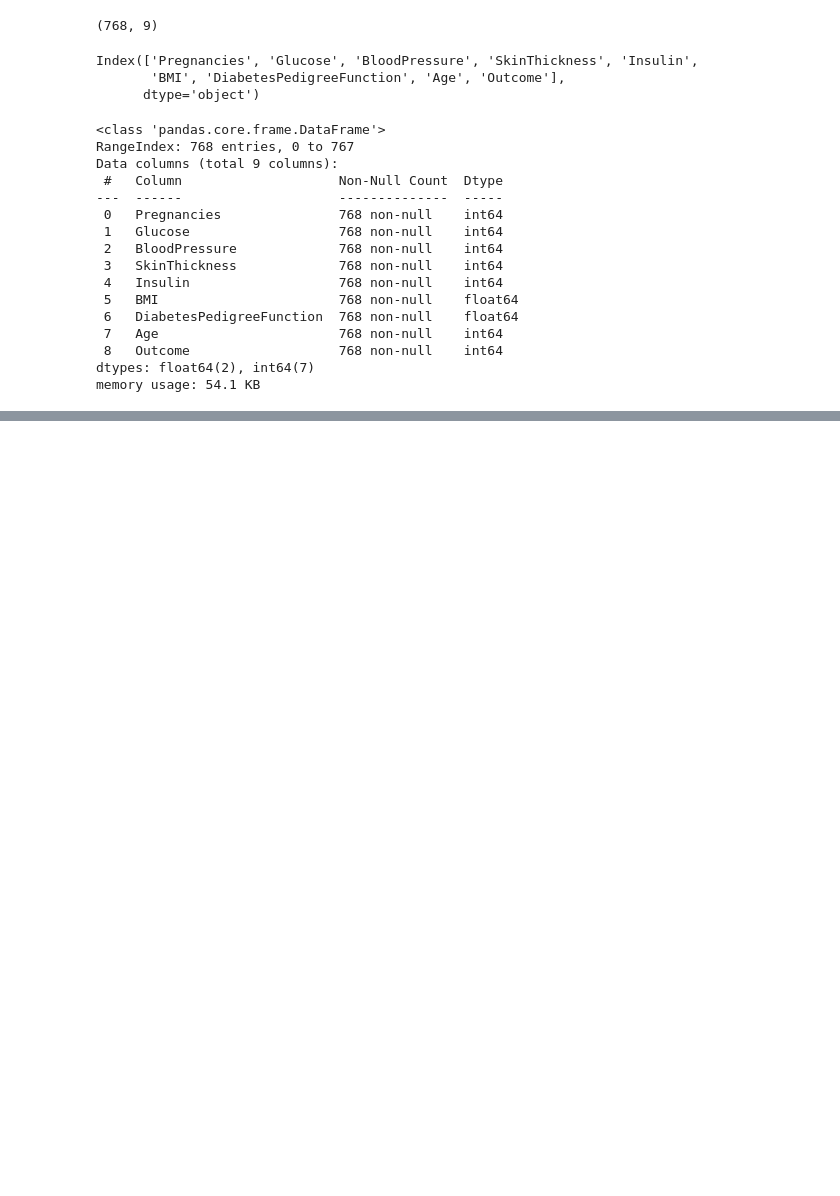
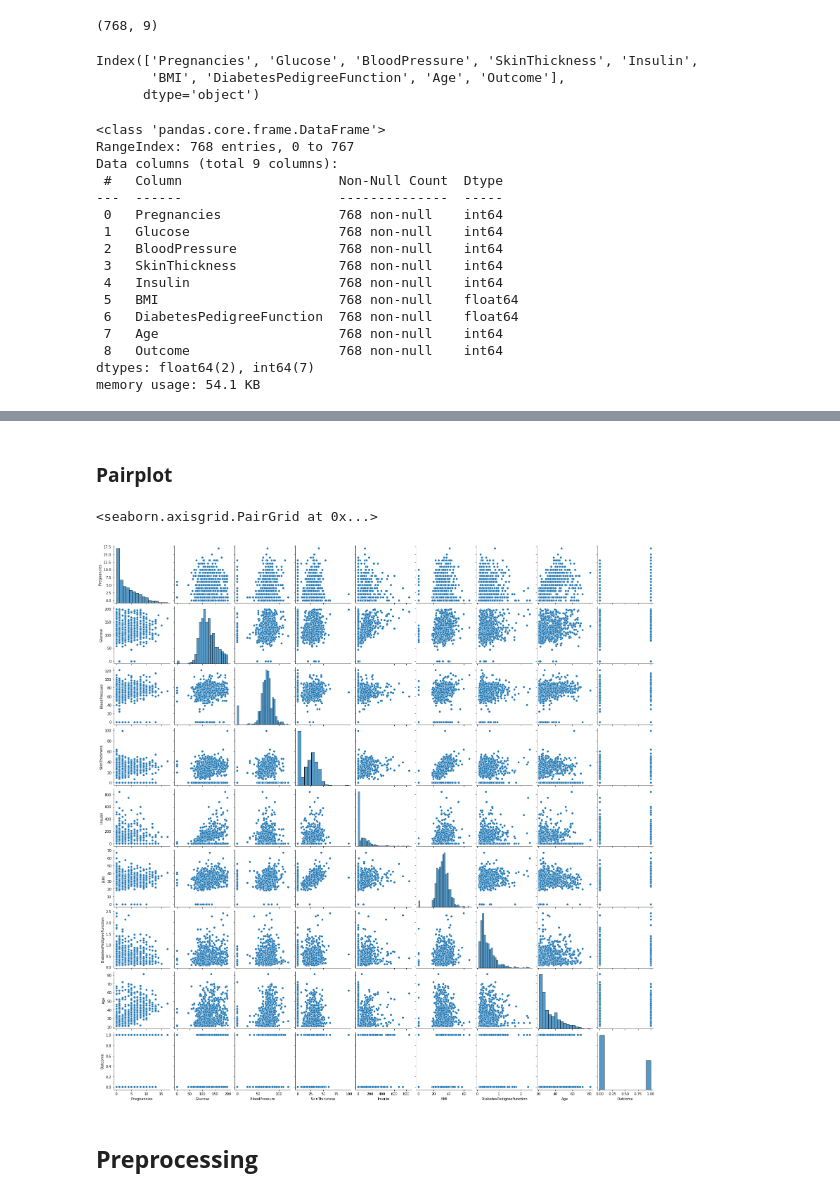
Before and after one commit to PETERNJUGU4/PREDICTING_WHETHER_-ONE-_HAVE_DIABETES_USING_KNN_MODEL, a Jupyter notebook: index.ipynb, the cells around one changed output, grey strips where cells are left out. Drawn from its saved outputs; the diff is of its cells as text; code cells hidden in the pictures; blank space fills up the shorter version.

```diff
--- a/index.ipynb
+++ b/index.ipynb
@@ -61,0 +76,9 @@ memory usage: 54.1 KB
+# %% [markdown]
+### **Pairplot**
+# %%
+sns.pairplot(df)
+# %% [output]
+<seaborn.axisgrid.PairGrid at 0x...>
+[figure, added]
+# %% [markdown]
+## **Preprocessing**
```
Also changed, not shown: parts of 10 cells of this notebook.
